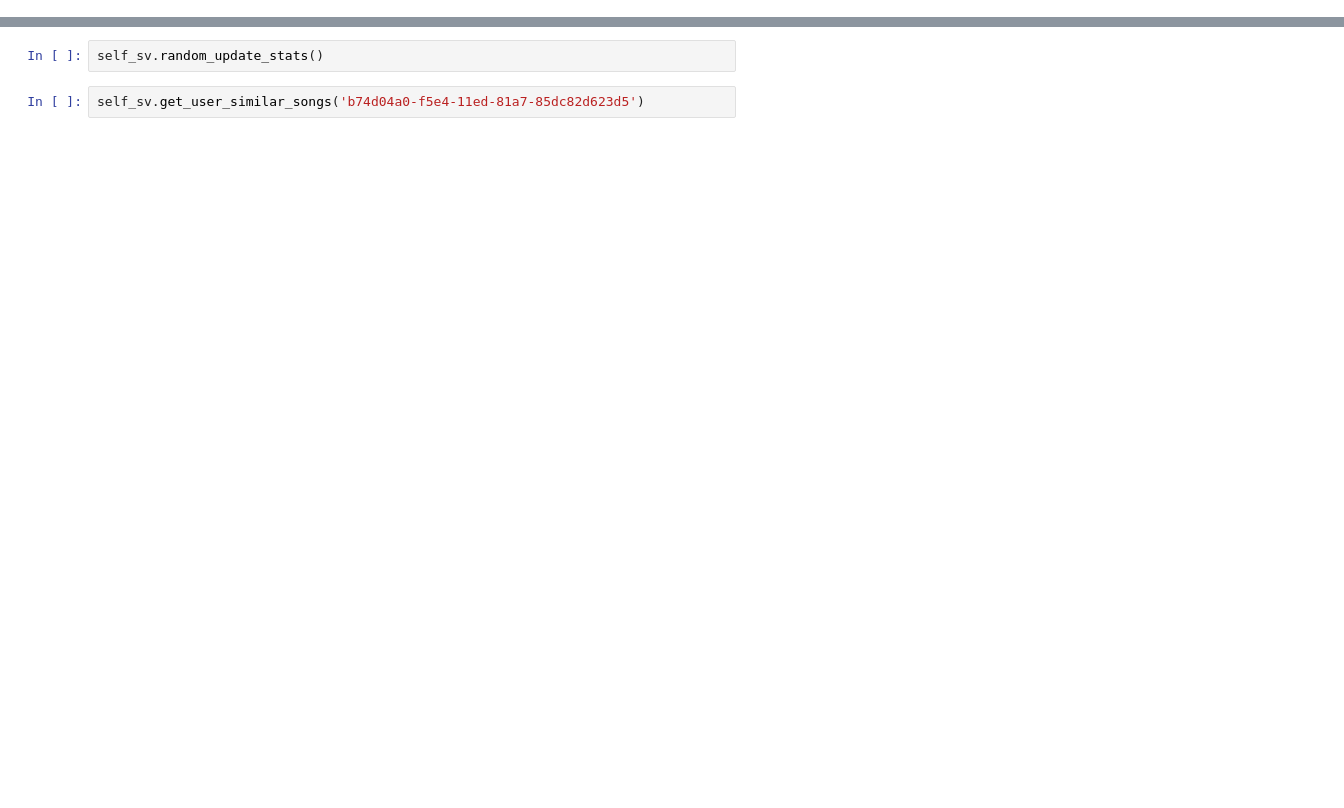
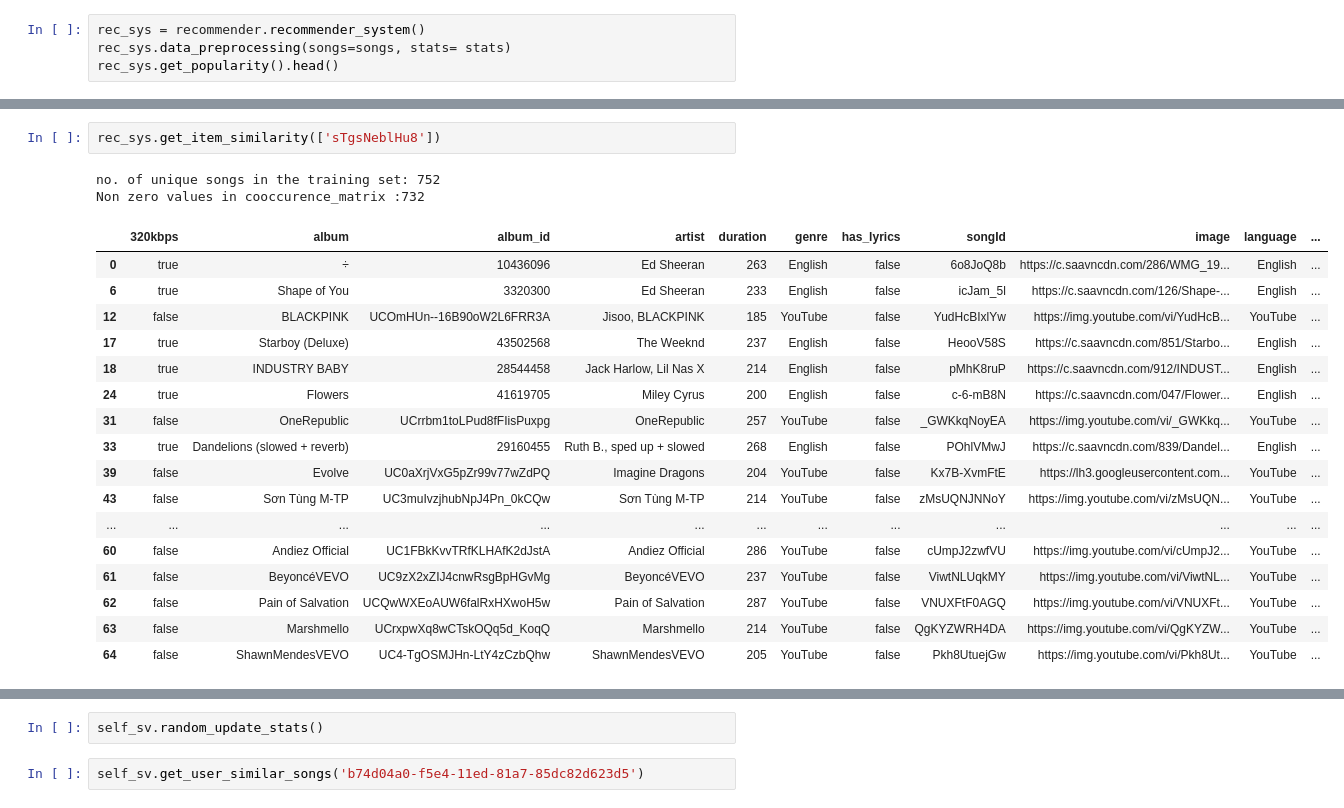
Before and after one commit to IncognitoTabs/GraduationProject, a Jupyter notebook: RecommendationSystem/test.ipynb, the cells around one changed output, grey strips where cells are left out. Cells and saved outputs as stored; diff of their text form; blank space fills up the shorter version.

```diff
--- a/RecommendationSystem/test.ipynb
+++ b/RecommendationSystem/test.ipynb
@@ -126,0 +23,4 @@ top_trending.drop_duplicates(['songId'])
+# %%
+rec_sys = recommender.recommender_system()
+rec_sys.data_preprocessing(songs=songs, stats= stats)
+rec_sys.get_popularity().head()
@@ -126,0 +34,22 @@ top_trending.drop_duplicates(['songId'])
+# %%
+rec_sys.get_item_similarity(['sTgsNeblHu8'])
+# %% [output]
+no. of unique songs in the training set: 752
+Non zero values in cooccurence_matrix :732
+|  | 320kbps | album | album_id | artist | duration | genre | has_lyrics | songId | image | language | ... |
+| 0 | true | ÷ | 10436096 | Ed Sheeran | 263 | English | false | 6o8JoQ8b | https://c.saavncdn.com/286/WMG_19... | English | ... |
+| 6 | true | Shape of You | 3320300 | Ed Sheeran | 233 | English | false | icJam_5l | https://c.saavncdn.com/126/Shape-... | English | ... |
+| 12 | false | BLACKPINK | UCOmHUn--16B90oW2L6FRR3A | Jisoo, BLACKPINK | 185 | YouTube | false | YudHcBIxlYw | https://img.youtube.com/vi/YudHcB... | YouTube | ... |
+| 17 | true | Starboy (Deluxe) | 43502568 | The Weeknd | 237 | English | false | HeooV58S | https://c.saavncdn.com/851/Starbo... | English | ... |
+| 18 | true | INDUSTRY BABY | 28544458 | Jack Harlow, Lil Nas X | 214 | English | false | pMhK8ruP | https://c.saavncdn.com/912/INDUST... | English | ... |
+| 24 | true | Flowers | 41619705 | Miley Cyrus | 200 | English | false | c-6-mB8N | https://c.saavncdn.com/047/Flower... | English | ... |
+| 31 | false | OneRepublic | UCrrbm1toLPud8fFIisPuxpg | OneRepublic | 257 | YouTube | false | _GWKkqNoyEA | https://img.youtube.com/vi/_GWKkq... | YouTube | ... |
+| 33 | true | Dandelions (slowed + reverb) | 29160455 | Ruth B., sped up + slowed | 268 | English | false | POhlVMwJ | https://c.saavncdn.com/839/Dandel... | English | ... |
+| 39 | false | Evolve | UC0aXrjVxG5pZr99v77wZdPQ | Imagine Dragons | 204 | YouTube | false | Kx7B-XvmFtE | https://lh3.googleusercontent.com... | YouTube | ... |
+| 43 | false | Sơn Tùng M-TP | UC3muIvzjhubNpJ4Pn_0kCQw | Sơn Tùng M-TP | 214 | YouTube | false | zMsUQNJNNoY | https://img.youtube.com/vi/zMsUQN... | YouTube | ... |
+| ... | ... | ... | ... | ... | ... | ... | ... | ... | ... | ... | ... |
+| 60 | false | Andiez Official | UC1FBkKvvTRfKLHAfK2dJstA | Andiez Official | 286 | YouTube | false | cUmpJ2zwfVU | https://img.youtube.com/vi/cUmpJ2... | YouTube | ... |
+| 61 | false | BeyoncéVEVO | UC9zX2xZIJ4cnwRsgBpHGvMg | BeyoncéVEVO | 237 | YouTube | false | ViwtNLUqkMY | https://img.youtube.com/vi/ViwtNL... | YouTube | ... |
+| 62 | false | Pain of Salvation | UCQwWXEoAUW6falRxHXwoH5w | Pain of Salvation | 287 | YouTube | false | VNUXFtF0AGQ | https://img.youtube.com/vi/VNUXFt... | YouTube | ... |
+| 63 | false | Marshmello | UCrxpwXq8wCTskOQq5d_KoqQ | Marshmello | 214 | YouTube | false | QgKYZWRH4DA | https://img.youtube.com/vi/QgKYZW... | YouTube | ... |
+| 64 | false | ShawnMendesVEVO | UC4-TgOSMJHn-LtY4zCzbQhw | ShawnMendesVEVO | 205 | YouTube | false | Pkh8UtuejGw | https://img.youtube.com/vi/Pkh8Ut... | YouTube | ... |
```
Also changed, not shown: parts of 17 cells of this notebook, 4 other files.
